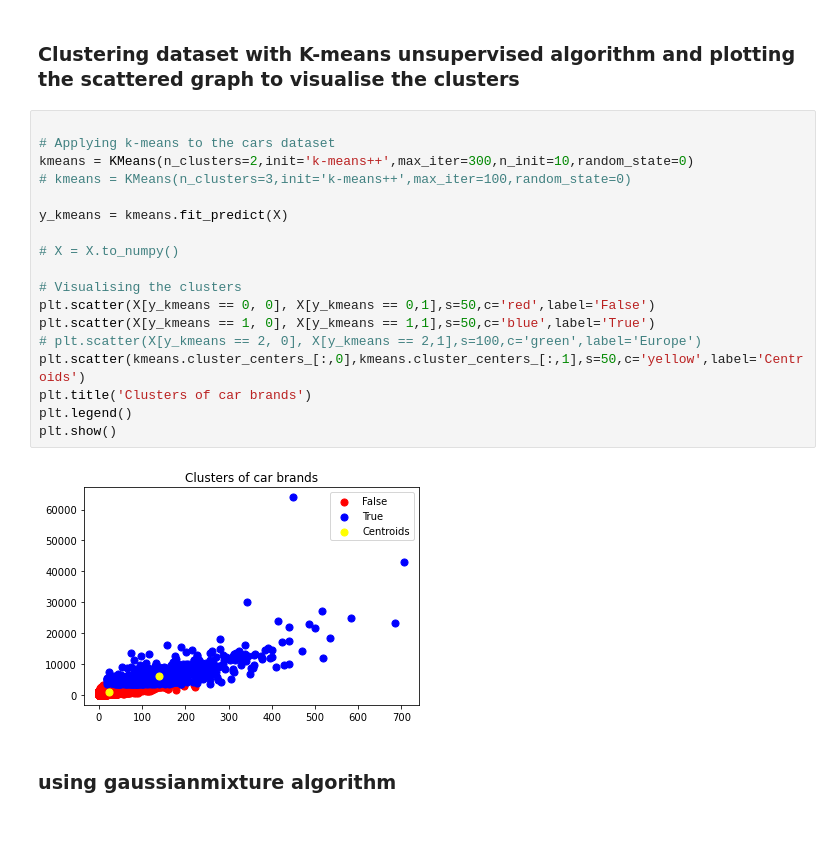
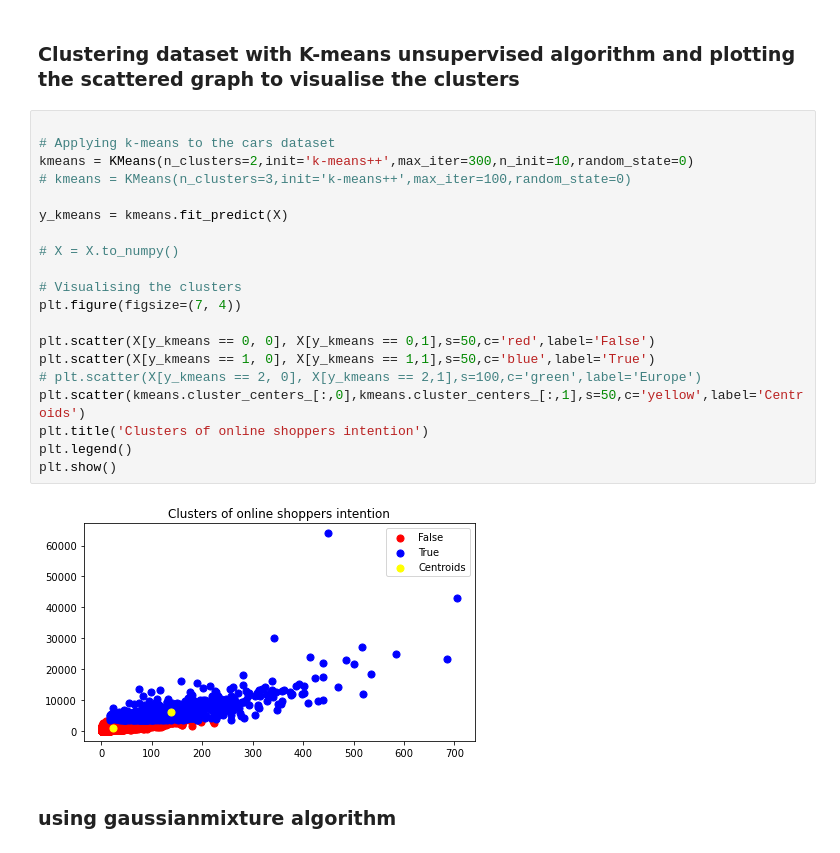
Before and after one commit to sylvas-j/ML, a Jupyter notebook: Tensorflow_works/cars_brand_clustering.ipynb, the cells around one changed output. Saved outputs shown, nothing was run; the diff lists cells and outputs as text.

```diff
--- a/Tensorflow_works/cars_brand_clustering.ipynb
+++ b/Tensorflow_works/cars_brand_clustering.ipynb
@@ -161,23 +205,25 @@ plt.show()
 # %%
 
 # Applying k-means to the cars dataset
 kmeans = KMeans(n_clusters=2,init='k-means++',max_iter=300,n_init=10,random_state=0)
 # kmeans = KMeans(n_clusters=3,init='k-means++',max_iter=100,random_state=0)
 
 y_kmeans = kmeans.fit_predict(X)
 
 # X = X.to_numpy()
 
 # Visualising the clusters
+plt.figure(figsize=(7, 4))
+
 plt.scatter(X[y_kmeans == 0, 0], X[y_kmeans == 0,1],s=50,c='red',label='False')
 plt.scatter(X[y_kmeans == 1, 0], X[y_kmeans == 1,1],s=50,c='blue',label='True')
 # plt.scatter(X[y_kmeans == 2, 0], X[y_kmeans == 2,1],s=100,c='green',label='Europe')
 plt.scatter(kmeans.cluster_centers_[:,0],kmeans.cluster_centers_[:,1],s=50,c='yellow',label='Centroids')
-plt.title('Clusters of car brands')
+plt.title('Clusters of online shoppers intention')
 plt.legend()
 plt.show()
 # %% [output]
-[figure, old version]
+[figure, new version]
 # %% [markdown]
 ### using gaussianmixture algorithm
 # %%
```
Also changed, not shown: parts of 13 cells of this notebook, 3 other files.
